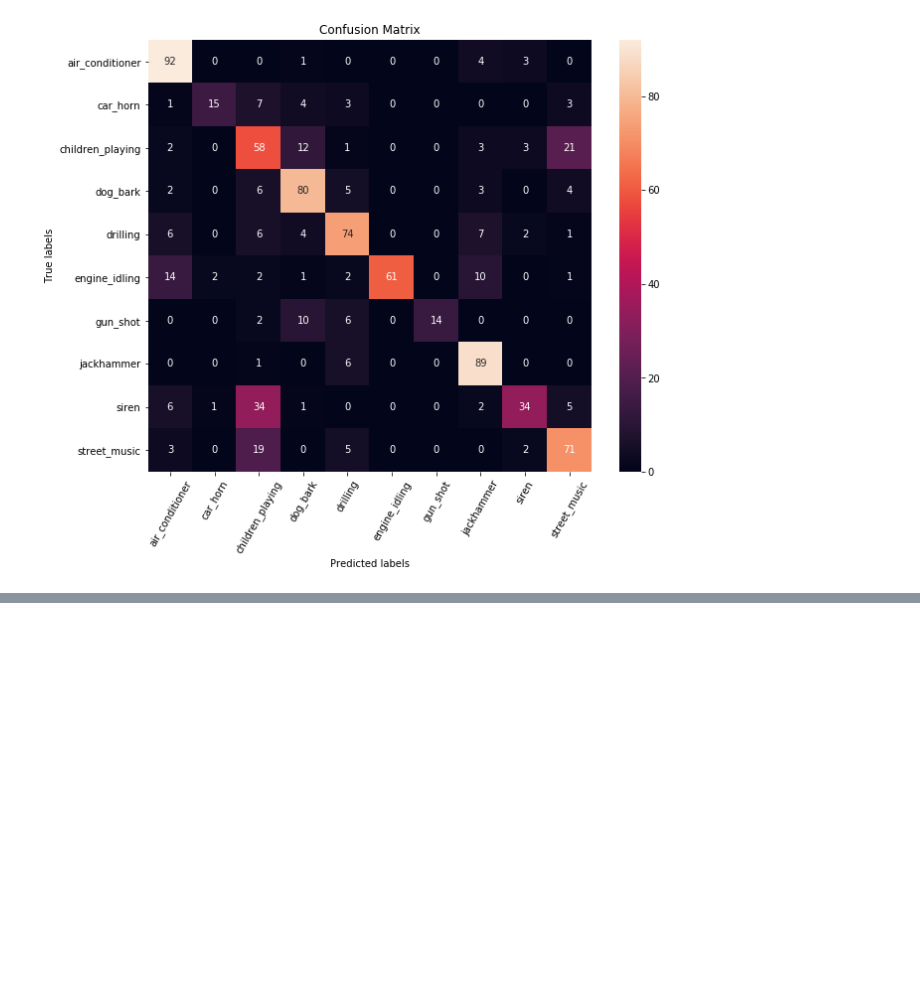
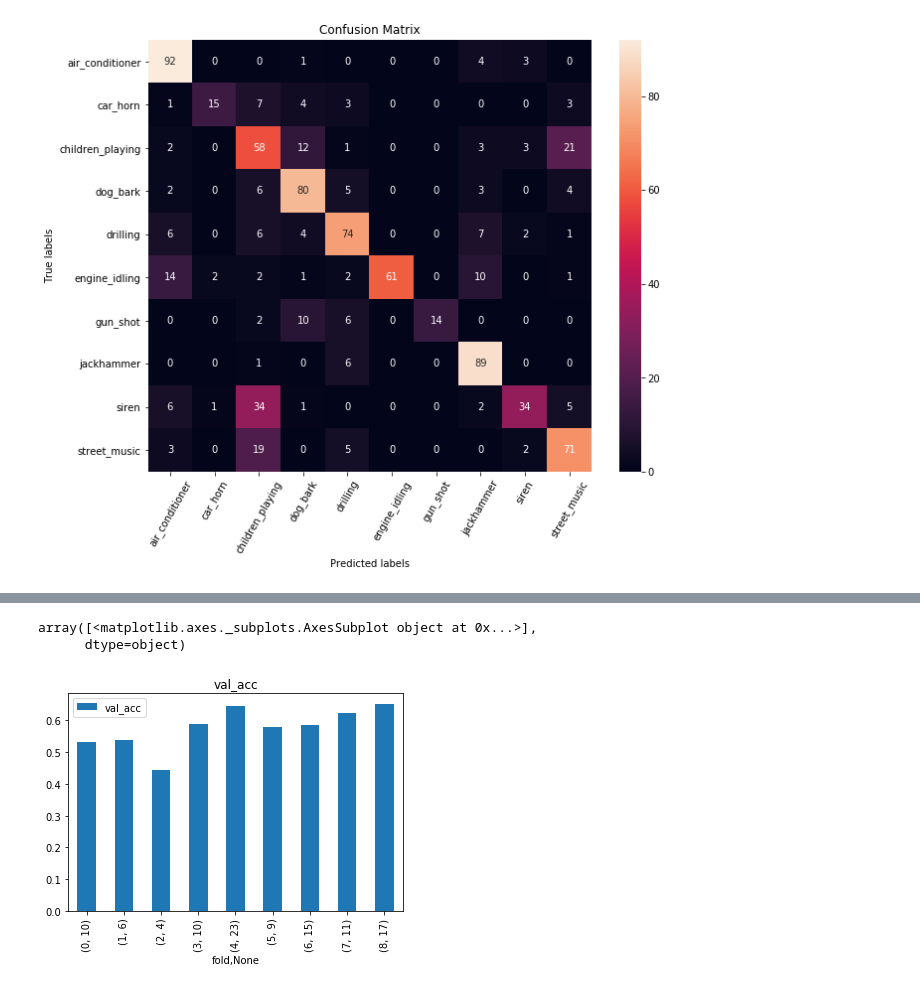
Before and after one commit to jonnor/ESC-CNN-microcontroller, a Jupyter notebook: experiments/urbansounds/First.ipynb, the cells around one changed output, grey strips where cells are left out. Drawn from its saved outputs; the diff is of its cells as text; code cells hidden in the pictures; blank space fills up the shorter version.

```diff
--- a/experiments/urbansounds/First.ipynb
+++ b/experiments/urbansounds/First.ipynb
@@ -303,0 +337,7 @@ array([array([ 14113, 147764, 165642, 165645,  17913,  22962,  46669,  55020,
+# %%
+best_by_loss = df.groupby('fold').apply(lambda d: d.sort_values('val_loss', ascending=True).head(1))
+best_by_loss.plot(y='val_acc', kind='bar', subplots=True)
+# %% [output]
+array([<matplotlib.axes._subplots.AxesSubplot object at 0x...>],
+      dtype=object)
+[figure, added]
```
Also changed, not shown: parts of 12 cells of this notebook.
